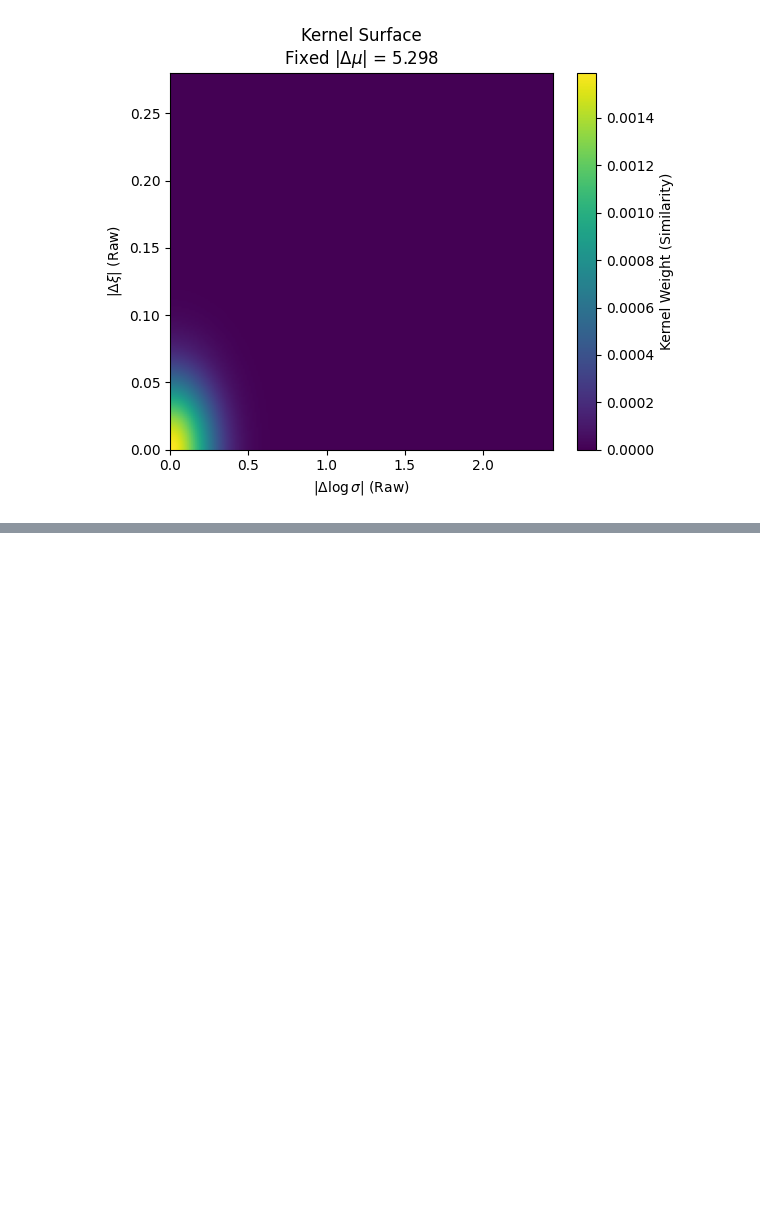
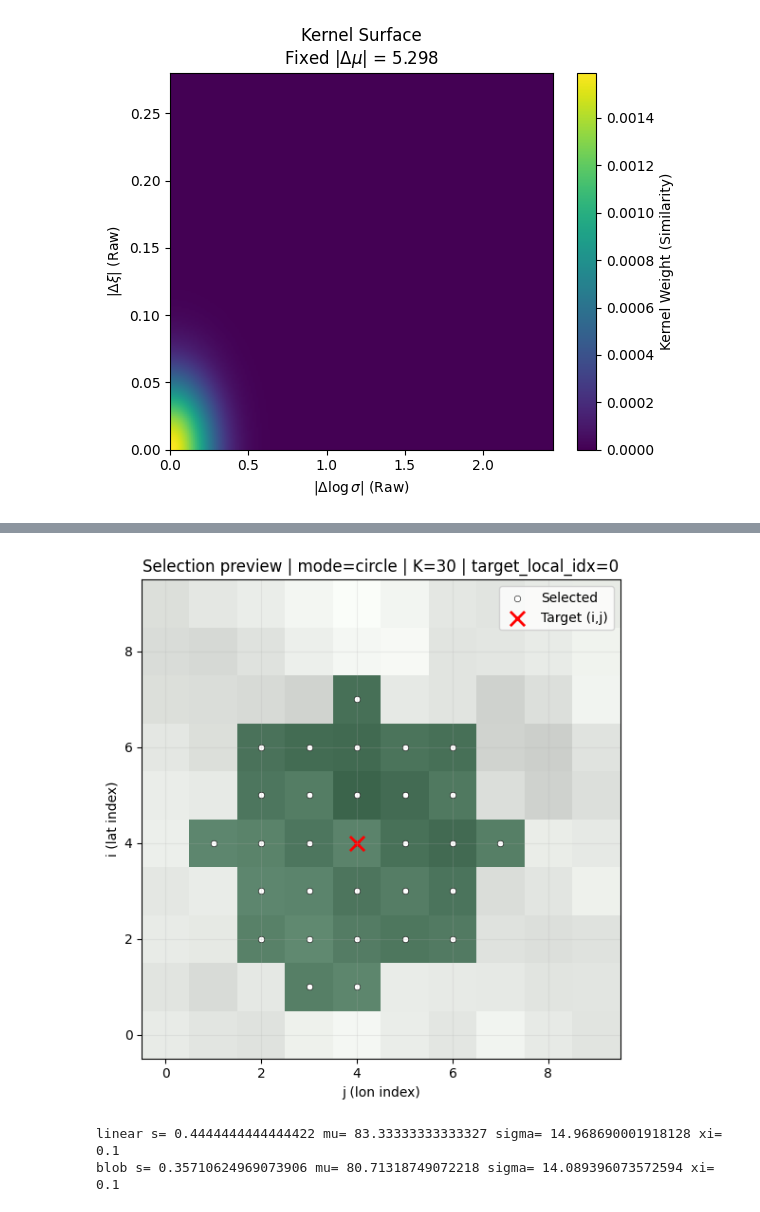
Before and after one commit to RPGSynth/EVT_Univariate, a Jupyter notebook: EVT_Classes/SIM/sim.ipynb, the cells around one changed output, grey strips where cells are left out. Saved outputs shown, nothing was run; the diff lists cells and outputs as text; code cells hidden in the pictures; blank space fills up the shorter version.

```diff
--- a/EVT_Classes/SIM/sim.ipynb
+++ b/EVT_Classes/SIM/sim.ipynb
@@ -2079,0 +2890,27 @@ RuntimeError: mat1 and mat2 shapes cannot be multiplied (10000x1 and 3x32)
+# %%
+selector_args = {
+    "mode": "circle",      # "square" or "circle"
+    "radius": None,        # None => full-grid fallback
+    "max_points": 30,      # direct control
+    "include_center": True
+}
+
+preview_selection(
+    data_shape=data.shape,  # (T,H,W)
+    i=4, j=4,
+    selector_args=selector_args,
+    background=meta.get("s_field", None)  # optional
+)
+# %% [output]
+[figure, added]
+# %%
+i,j,t = 4,4,30
+for fn,name in [(generate_gev_dataset_linear,"linear"), (generate_gev_dataset_blobs,"blob")]:
+    data, meta = fn(**gen_kwargs, seed=2025)
+    print(name, "s=", float(meta["s_field"][i,j]),
+          "mu=", float(meta["mu"][t,i,j]),
+          "sigma=", float(meta["sigma"][t,i,j]),
+          "xi=", float(meta["xi"][t,i,j]))
+# %% [output]
+linear s= 0.4444444444444422 mu= 83.33333333333327 sigma= 14.968690001918128 xi= 0.1
+blob s= 0.35710624969073906 mu= 80.71318749072218 sigma= 14.089396073572594 xi= 0.1
```
Also changed, not shown: parts of 19 cells of this notebook, 2 other files.
